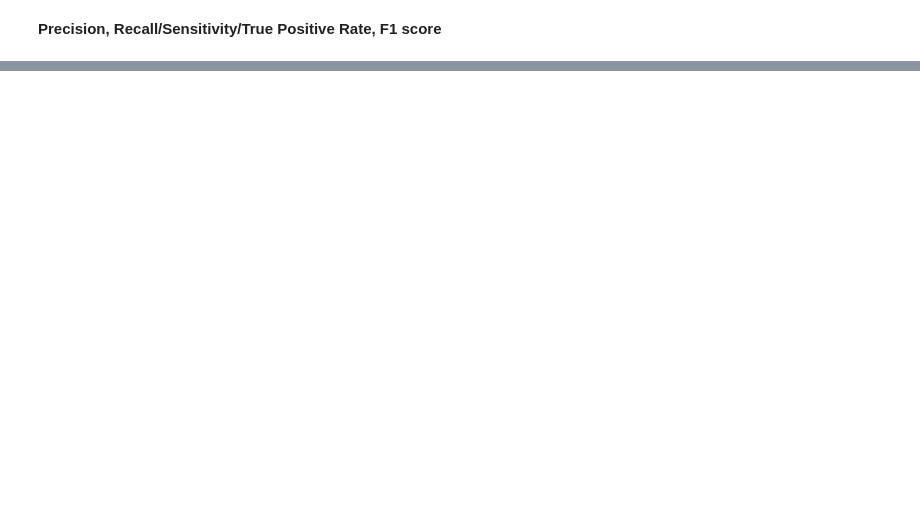
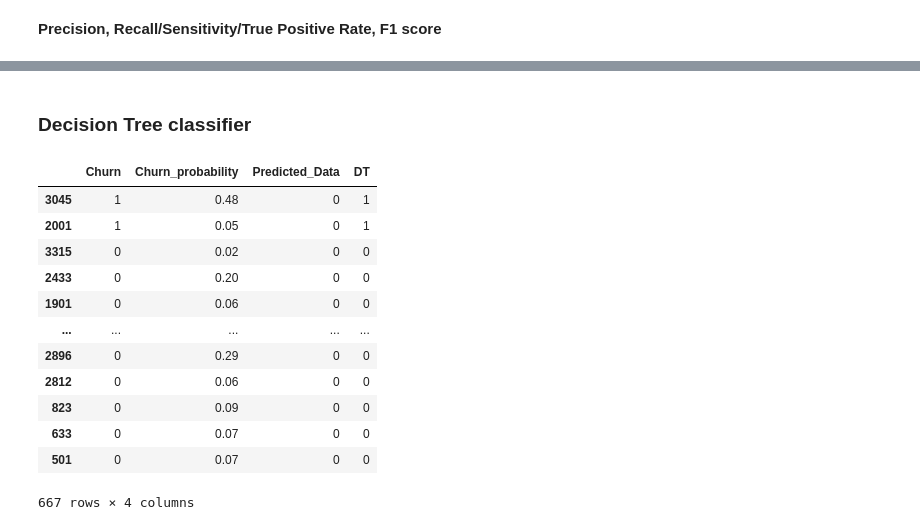
Before and after one commit to ahamedistiaque/Telecom_Churn_analysis, a Jupyter notebook: Telecom_churn.ipynb, the cells around one changed output, grey strips where cells are left out. Saved outputs shown, nothing was run; the diff lists cells and outputs as text; code cells hidden in the pictures; blank space fills up the shorter version.

```diff
--- a/Telecom_churn.ipynb
+++ b/Telecom_churn.ipynb
@@ -423,0 +424,2 @@ f1_score =  0.13
+# %% [markdown]
+### **Decision Tree classifier**
@@ -423,0 +434,17 @@ f1_score =  0.13
+# %%
+y_test['DT']=y_pred_DT
+y_test
+# %% [output]
+|  | Churn | Churn_probability | Predicted_Data | DT |
+| 3045 | 1 | 0.48 | 0 | 1 |
+| 2001 | 1 | 0.05 | 0 | 1 |
+| 3315 | 0 | 0.02 | 0 | 0 |
+| 2433 | 0 | 0.20 | 0 | 0 |
+| 1901 | 0 | 0.06 | 0 | 0 |
+| ... | ... | ... | ... | ... |
+| 2896 | 0 | 0.29 | 0 | 0 |
+| 2812 | 0 | 0.06 | 0 | 0 |
+| 823 | 0 | 0.09 | 0 | 0 |
+| 633 | 0 | 0.07 | 0 | 0 |
+| 501 | 0 | 0.07 | 0 | 0 |
+667 rows × 4 columns
```
Also changed, not shown: parts of 21 cells of this notebook.
